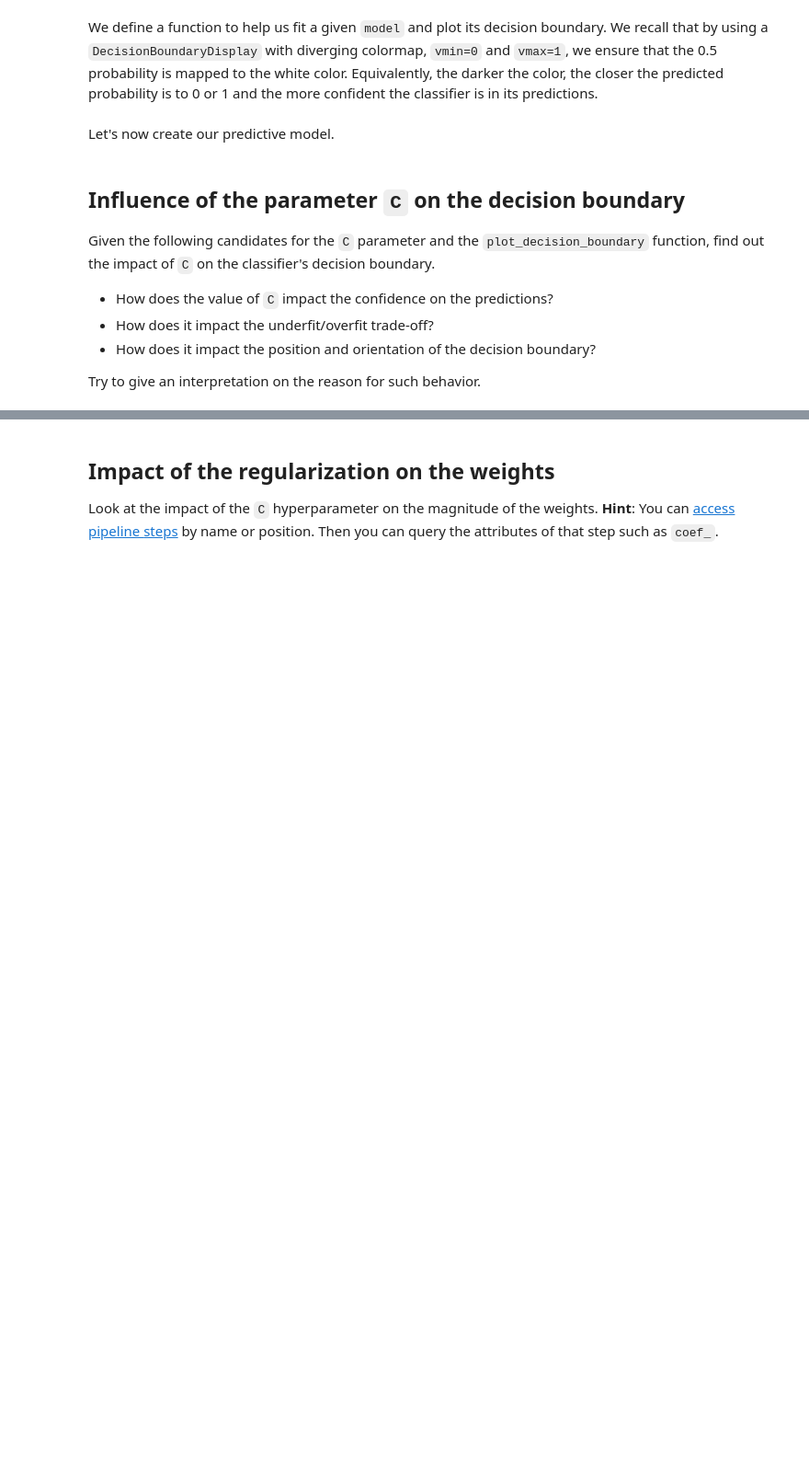
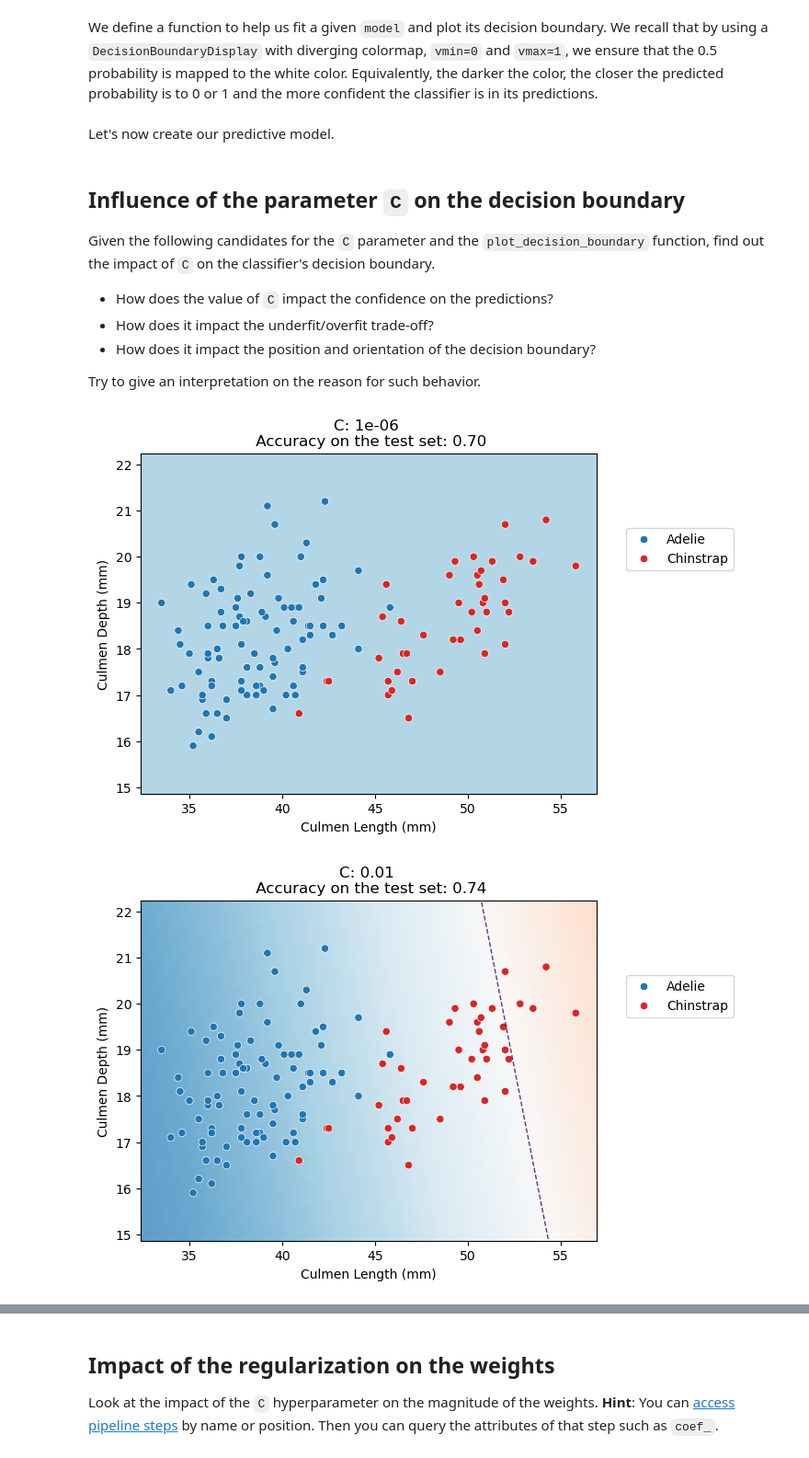
Before and after one commit to alfaceor/ceor_data, a Jupyter notebook: MachineLearning_Bucket/FunMooc/Notebooks/Chap04_Ex_M4_04.ipynb, the cells around one changed output, grey strips where cells are left out. Shown: that part at 92% size. Drawn from its saved outputs; the diff is of its cells as text; code cells hidden in the pictures; blank space fills up the shorter version.

```diff
--- a/MachineLearning_Bucket/FunMooc/Notebooks/Chap04_Ex_M4_04.ipynb
+++ b/MachineLearning_Bucket/FunMooc/Notebooks/Chap04_Ex_M4_04.ipynb
@@ -114,4 +114,12 @@ Try to give an interpretation on the reason for such behavior.
 # %%
 Cs = [1e-6, 0.01, 0.1, 1, 10, 100, 1e6]
 
 # Write your code here.
+for CC in Cs:
+    # "logisticregression__C"
+    tmp_params = {"logisticregression__C": CC}
+    logistic_regression.set_params(**tmp_params)
+    plot_decision_boundary(logistic_regression)
+# %% [output]
+[figure, added]
+[figure, added]
```
Also changed, not shown: parts of 15 cells of this notebook, 11 other files.
